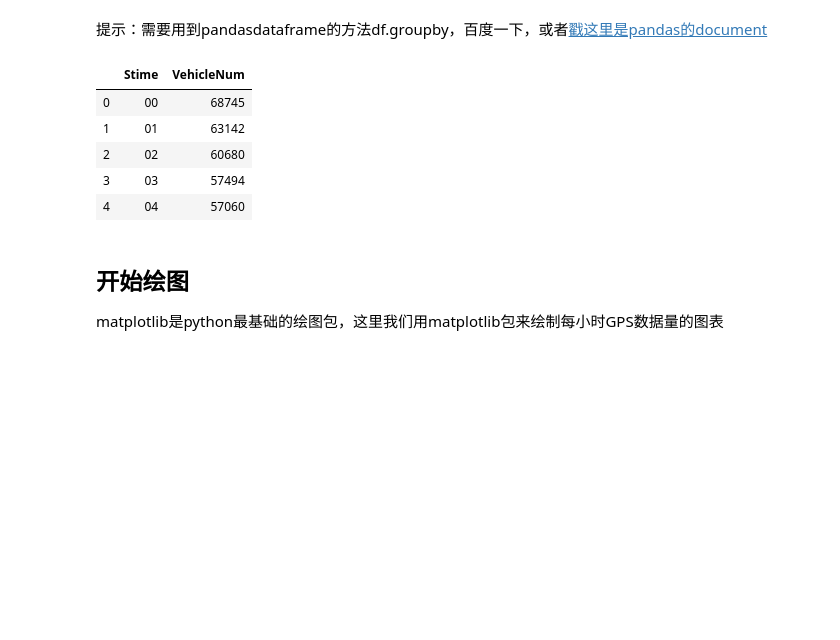
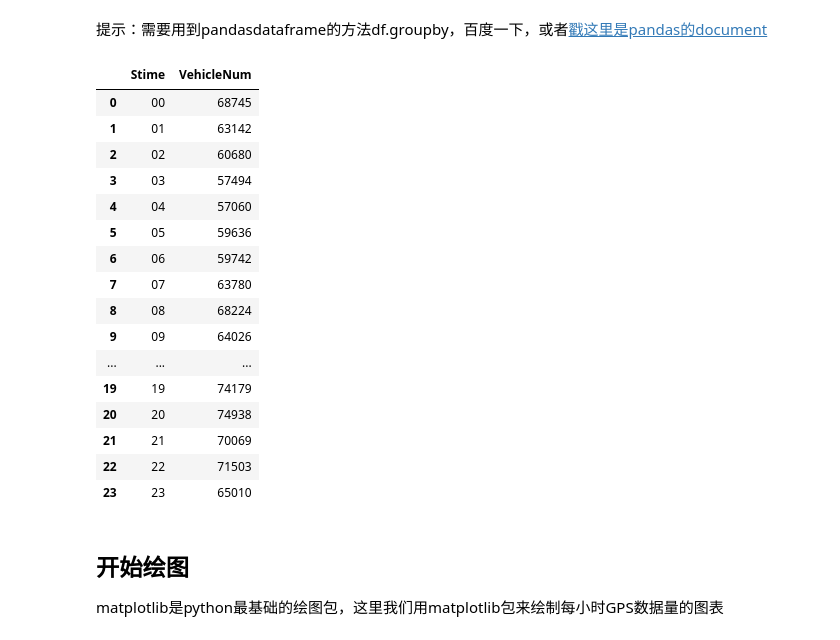
Before and after one commit to ChenZxiong/pygeo-tutorial, a Jupyter notebook: 2-.ipynb, the cells around one changed output. Drawn from its saved outputs; the diff is of its cells as text; code cells hidden in the pictures; blank space fills up the shorter version.

```diff
--- a/2-.ipynb
+++ b/2-.ipynb
@@ -111,19 +104,32 @@ Name: Hour, Length: 1601307, dtype: int64
 #groupby的列都会变成index，所以我们用.reset_index()，将index重新变成列
 
 ###################################################################################
-hourcount.head(5)
+# hourcount.head(5)
-# %% [output]
-|  | Stime | VehicleNum |
-| 0 | 00 | 68745 |
-| 1 | 01 | 63142 |
-| 2 | 02 | 60680 |
-| 3 | 03 | 57494 |
-| 4 | 04 | 57060 |
 # %%
 ###############################     答    案    ##################################
 #这个是对每一列都计数了，所以取其中一列出来，例如我这里取了['VehicleNum']
 hourcount = data.groupby(data['Stime'].apply(lambda r:r[:2]))['VehicleNum'].count().reset_index()
+# 重命名操作可以在.count()后面加入.rename('name')
 ###################################################################################
+hourcount
+# %% [output]
+|  | Stime | VehicleNum |
+| 0 | 00 | 68745 |
+| 1 | 01 | 63142 |
+| 2 | 02 | 60680 |
+| 3 | 03 | 57494 |
+| 4 | 04 | 57060 |
+| 5 | 05 | 59636 |
+| 6 | 06 | 59742 |
+| 7 | 07 | 63780 |
+| 8 | 08 | 68224 |
+| 9 | 09 | 64026 |
+| ... | ... | ... |
+| 19 | 19 | 74179 |
+| 20 | 20 | 74938 |
+| 21 | 21 | 70069 |
+| 22 | 22 | 71503 |
+| 23 | 23 | 65010 |
 # %% [markdown]
 ## 开始绘图
 matplotlib是python最基础的绘图包，这里我们用matplotlib包来绘制每小时GPS数据量的图表
```
Also changed, not shown: parts of 10 cells of this notebook, 1 other file.
